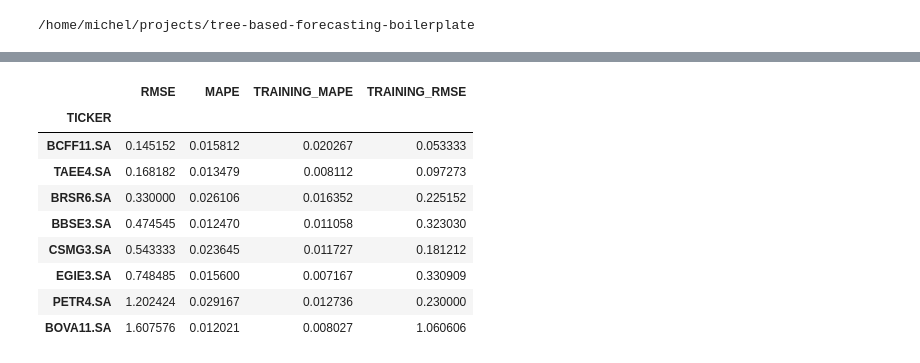
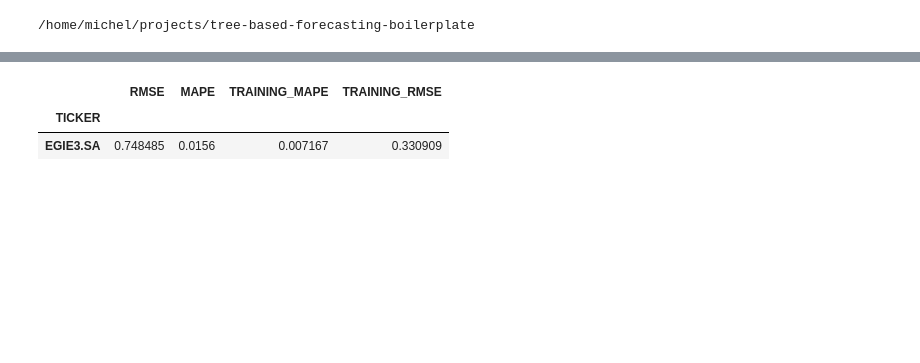
Before and after one commit to micheldearaujo/tree-based-forecasting-boilerplate, a Jupyter notebook: notebooks/02-explore_model_results.ipynb, the cells around one changed output, grey strips where cells are left out. Cells and saved outputs as stored; diff of their text form; code cells hidden in the pictures; blank space fills up the shorter version.

```diff
--- a/notebooks/02-explore_model_results.ipynb
+++ b/notebooks/02-explore_model_results.ipynb
@@ -32,5 +40,10 @@ from src.visualization.data_viz import *
 # %%
+ticker = 'EGIE3.SA'
+
 feature_df = pd.read_csv(os.path.join(PROCESSED_DATA_PATH, PROCESSED_DATA_NAME), parse_dates=["DATE"])
-cv_results_default = pd.read_csv(os.path.join(OUTPUT_DATA_PATH, 'default_validation_results.csv'), parse_dates=["DATE"])
-cv_results_tuned = pd.read_csv(os.path.join(OUTPUT_DATA_PATH, 'validation_results.csv'), parse_dates=["DATE"])
-# feature_df = feature_df[feature_df[CATEGORY_COL].isin(ticker_list)]
+wfv_results_default = pd.read_csv(os.path.join(OUTPUT_DATA_PATH, 'default_validation_results.csv'), parse_dates=["DATE"])
+wfv_results_tuned = pd.read_csv(os.path.join(OUTPUT_DATA_PATH, 'validation_results.csv'), parse_dates=["DATE"])
+
+cv_results_ada = pd.read_csv(os.path.join(f'./models/{ticker}', 'cv_results_ADA.csv'))
+cv_results_et = pd.read_csv(os.path.join(f'./models/{ticker}', 'cv_results_ET.csv'))
+cv_results_xgb = pd.read_csv(os.path.join(f'./models/{ticker}', 'cv_results_XGB.csv'))
@@ -36,0 +52,4 @@ cv_results_tuned = pd.read_csv(os.path.join(OUTPUT_DATA_PATH, 'validation_result
+# %%
+feature_df = feature_df[feature_df['TICKER'] == ticker]
+wfv_results_default = wfv_results_default[wfv_results_default['TICKER'] == ticker]
+wfv_results_tuned = wfv_results_tuned[wfv_results_tuned['TICKER'] == ticker]
@@ -51,14 +88,7 @@ default_metrics.sort_values("RMSE")
 # %%
-tuned_metrics = cv_results_tuned.groupby("TICKER").agg({"RMSE": "mean", "MAPE": "mean", "TRAINING_MAPE": "mean", "TRAINING_RMSE": "mean"})
+tuned_metrics = wfv_results_tuned.groupby("TICKER").agg({"RMSE": "mean", "MAPE": "mean", "TRAINING_MAPE": "mean", "TRAINING_RMSE": "mean"})
 tuned_metrics.sort_values("RMSE")
 # %% [output]
 |  | RMSE | MAPE | TRAINING_MAPE | TRAINING_RMSE |
 | TICKER |  |  |  |  |
-| BCFF11.SA | 0.145152 | 0.015812 | 0.020267 | 0.053333 |
-| TAEE4.SA | 0.168182 | 0.013479 | 0.008112 | 0.097273 |
-| BRSR6.SA | 0.330000 | 0.026106 | 0.016352 | 0.225152 |
-| BBSE3.SA | 0.474545 | 0.012470 | 0.011058 | 0.323030 |
-| CSMG3.SA | 0.543333 | 0.023645 | 0.011727 | 0.181212 |
-| EGIE3.SA | 0.748485 | 0.015600 | 0.007167 | 0.330909 |
-| PETR4.SA | 1.202424 | 0.029167 | 0.012736 | 0.230000 |
-| BOVA11.SA | 1.607576 | 0.012021 | 0.008027 | 1.060606 |
+| EGIE3.SA | 0.748485 | 0.0156 | 0.007167 | 0.330909 |
```
Also changed, not shown: parts of 22 cells of this notebook.
